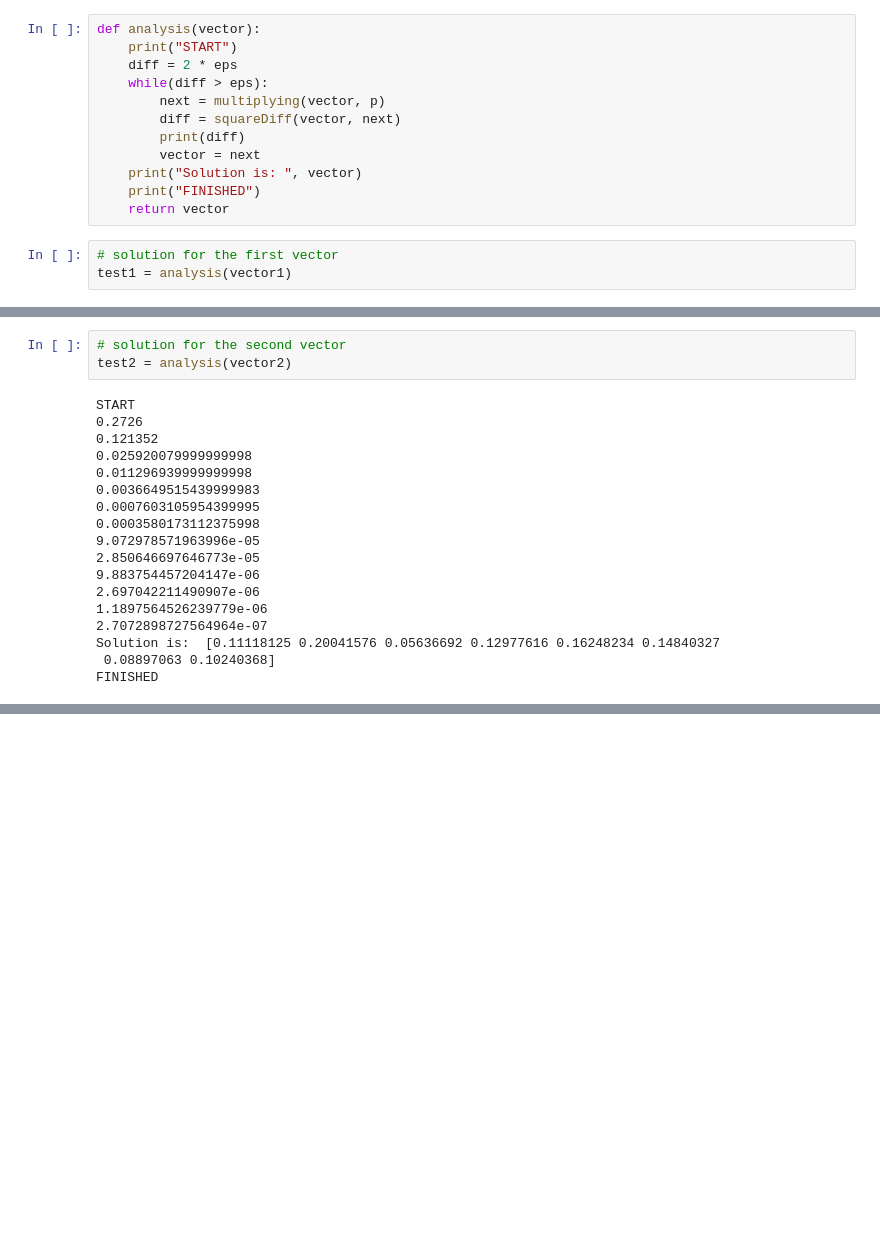
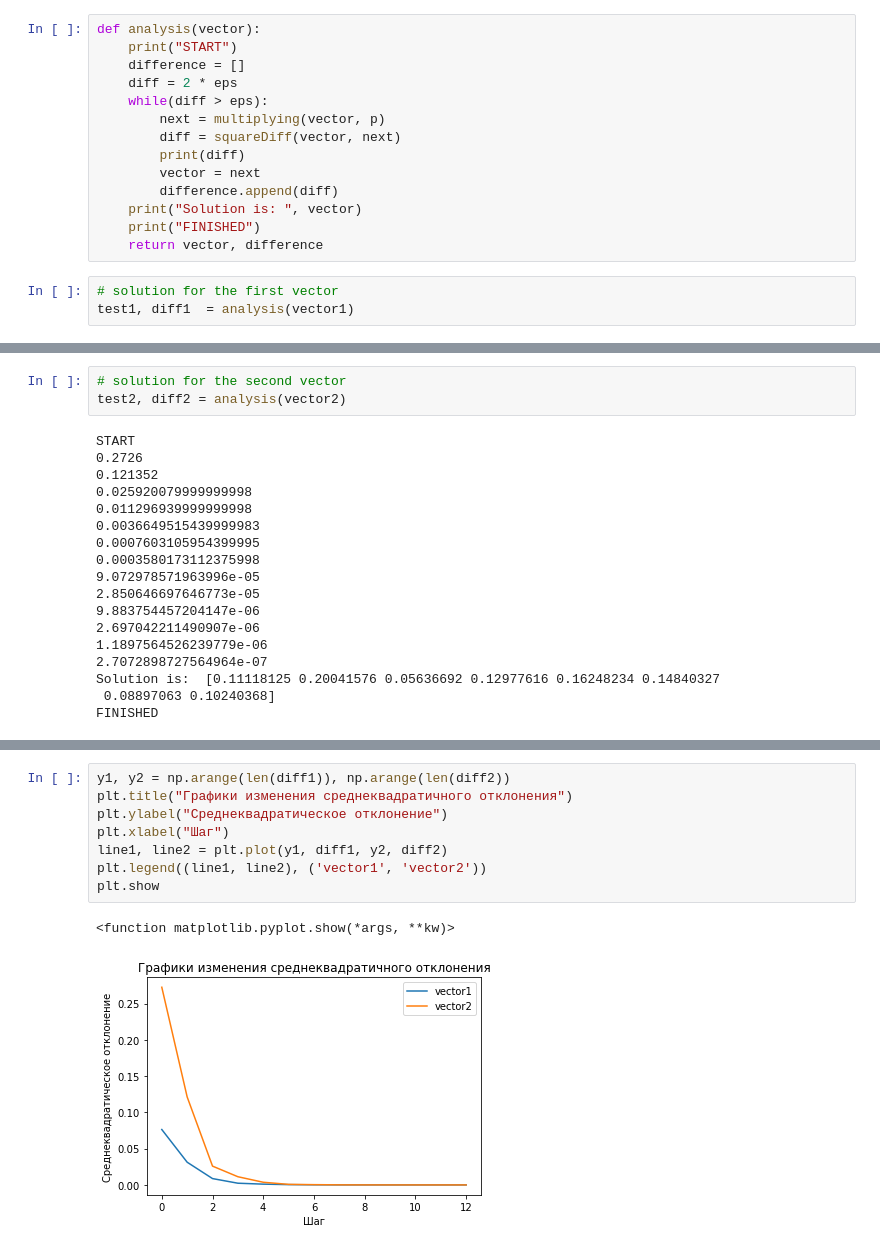
Before and after one commit to SkymeFactor/AppMath, a Jupyter notebook: Lab3/Lab-3.ipynb, the cells around one changed output, grey strips where cells are left out. Cells and saved outputs as stored; diff of their text form; blank space fills up the shorter version.

Commit message:
Added graph and analytics solution

```diff
--- a/Lab3/Lab-3.ipynb
+++ b/Lab3/Lab-3.ipynb
@@ -42,18 +42,20 @@ def squareDiff(prev, curr):
 # %%
 def analysis(vector):
     print("START")
+    difference = []
     diff = 2 * eps
     while(diff > eps):
         next = multiplying(vector, p)
         diff = squareDiff(vector, next)
         print(diff)
         vector = next
+        difference.append(diff)
     print("Solution is: ", vector)
     print("FINISHED")
-    return vector
+    return vector, difference
 # %%
 # solution for the first vector
-test1 = analysis(vector1)
+test1, diff1  = analysis(vector1)
 # %% [output]
 START
 0.07640000000000001
@@ -74,7 +76,7 @@ Solution is:  [0.11107156 0.19983422 0.05615837 0.12924597 0.16292521 0.14855967
 FINISHED
 # %%
 # solution for the second vector
-test2 = analysis(vector2)
+test2, diff2 = analysis(vector2)
 # %% [output]
 START
 0.2726
@@ -114,3 +116,14 @@ print(power)
   0.08889512 0.10230602]
  [0.11121996 0.20071591 0.05637276 0.12993408 0.16239855 0.1481374
   0.0889013  0.10232004]]
+# %%
+y1, y2 = np.arange(len(diff1)), np.arange(len(diff2))
+plt.title("Графики изменения среднеквадратичного отклонения")
+plt.ylabel("Среднеквадратическое отклонение")
+plt.xlabel("Шаг")
+line1, line2 = plt.plot(y1, diff1, y2, diff2)
+plt.legend((line1, line2), ('vector1', 'vector2'))
+plt.show
+# %% [output]
+<function matplotlib.pyplot.show(*args, **kw)>
+[figure, added]
```
Also changed, not shown: parts of 3 cells of this notebook.
